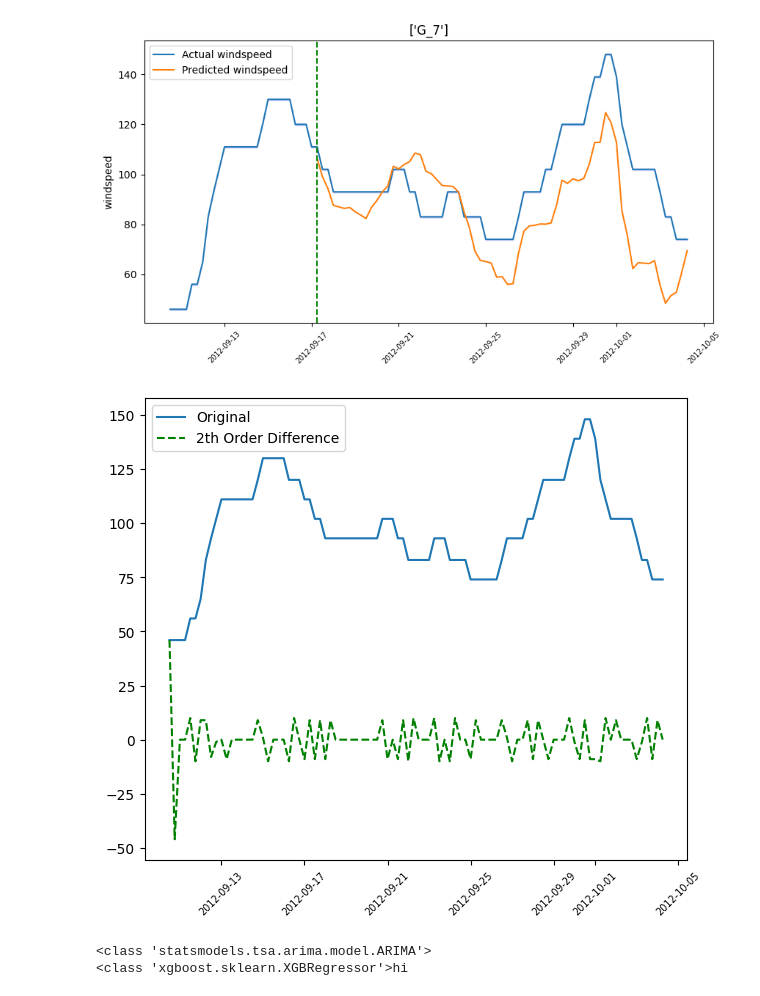
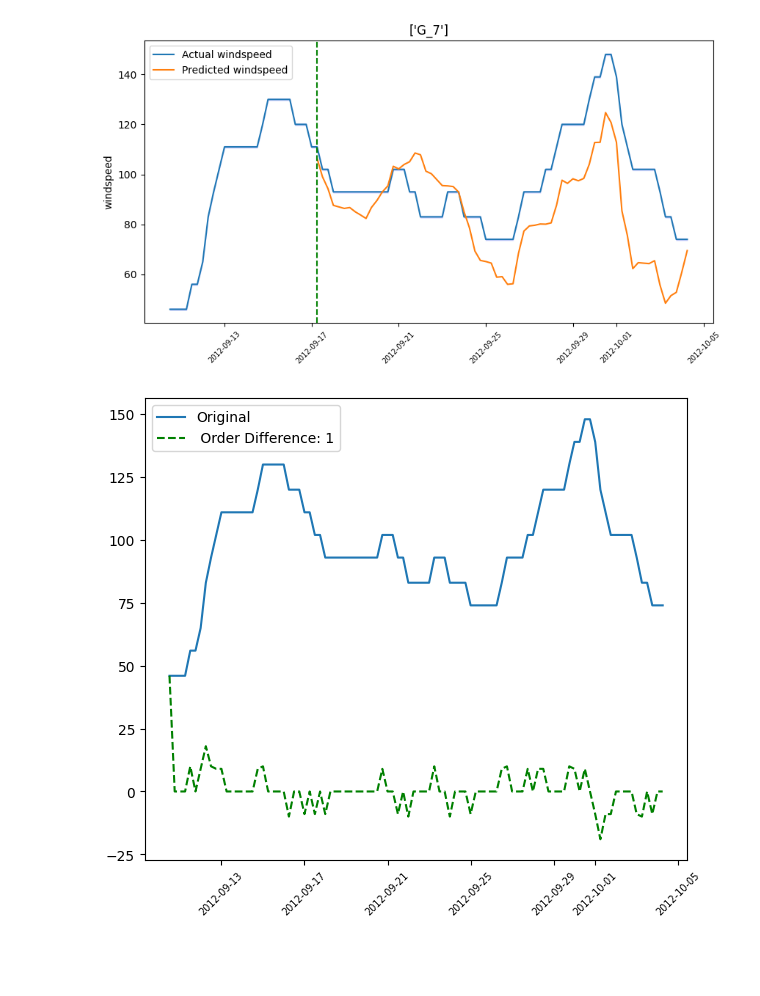
Before and after one commit to luoj21/hurricaneProj, a Jupyter notebook: matToPy.ipynb, the cells around one changed output. Saved outputs shown, nothing was run; the diff lists cells and outputs as text; code cells hidden in the pictures; blank space fills up the shorter version.

Commit message:
order diff display

```diff
--- a/matToPy.ipynb
+++ b/matToPy.ipynb
@@ -122,12 +121,6 @@ for data in final_data_list:
 [figure]
 [figure]
 # %%
-diffed_data = Hmodel.plotDiff('windspeed', order = 2)
+diffed_data = Hmodel.plotDiff('windspeed', order = 1)
 # %% [output]
-[figure, old version]
+[figure, new version]
-# %%
-model3 = ARIMA((1,1,1))
-print(type(model3))
-# %% [output]
-<class 'statsmodels.tsa.arima.model.ARIMA'>
-<class 'xgboost.sklearn.XGBRegressor'>hi
```
Also changed, not shown: parts of 1 cell of this notebook, 1 other file.
